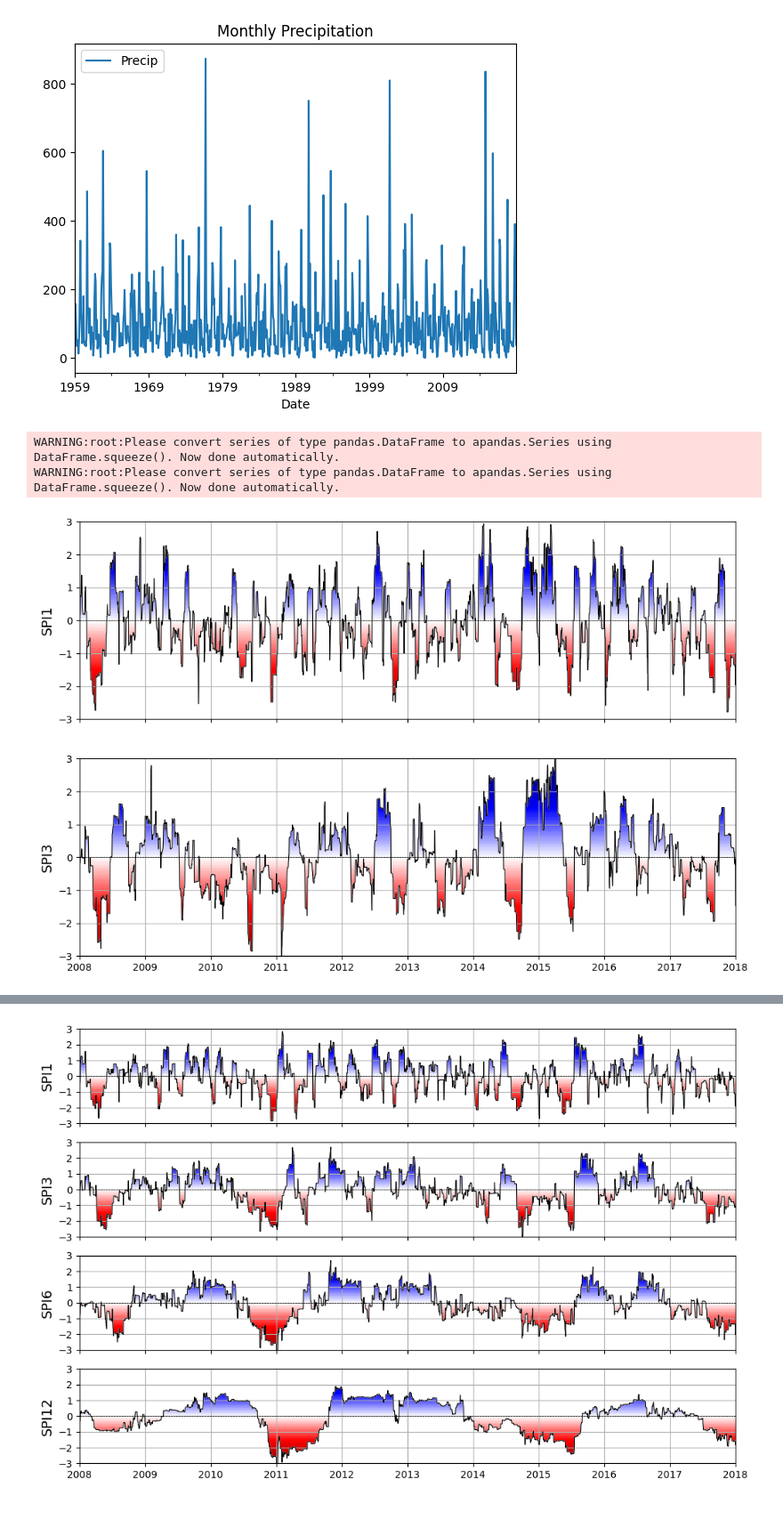
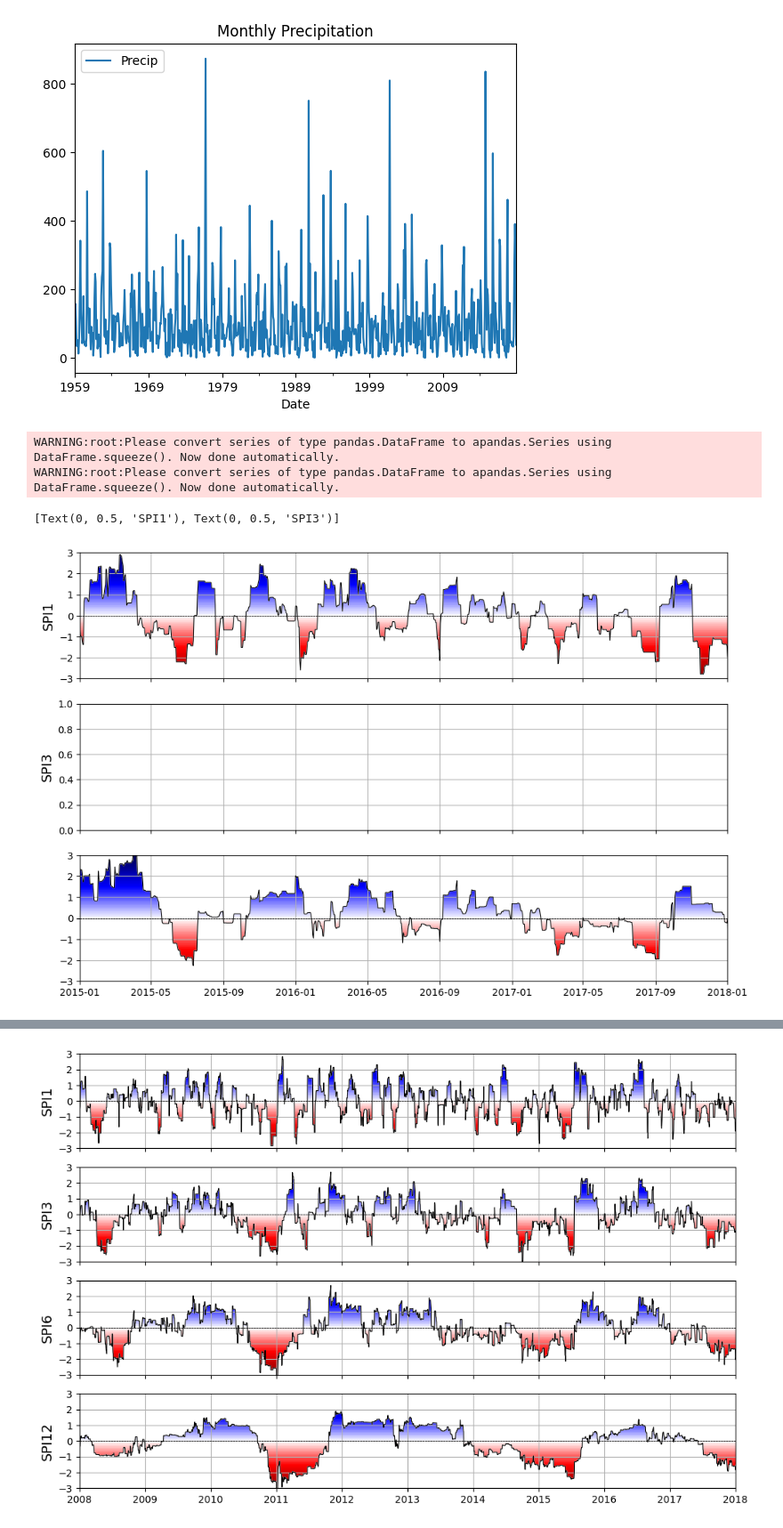
Before and after one commit to shirazipooya/DroughtMonitoringIran, a Jupyter notebook: app/notebook.ipynb, the cells around one changed output, grey strips where cells are left out. Shown at 89% size. Drawn from its saved outputs; the diff is of its cells as text; code cells hidden in the pictures.

```diff
--- a/app/notebook.ipynb
+++ b/app/notebook.ipynb
@@ -128,26 +128,27 @@ data_monthly_st.plot(title="Monthly Precipitation")
 # %%
 spi1_gamma = si.spi(
     series=data_daily_st,
     dist=scs.gamma,
     prob_zero=True,
     timescale=30
 )
 
 spi3_gamma = si.spi(
     series=data_daily_st,
     dist=scs.gamma,
     prob_zero=True,
     timescale=90
 )
 
-f, ax = plt.subplots(2, 1, figsize=(12, 8), sharex=True)
+f, ax = plt.subplots(3, 1, figsize=(12, 8), sharex=True)
 si.plot.si(spi1_gamma, ax=ax[0], cmap="seismic_r")
-si.plot.si(spi3_gamma, ax=ax[1], cmap="seismic_r")
-ax[0].set_xlim(pd.to_datetime(["2008", "2018"]))
+si.plot.si(spi3_gamma, ax=ax[2], cmap="seismic_r")
+ax[0].set_xlim(pd.to_datetime(["2015", "2018"]))
 [x.grid() for x in ax]
-[ax[i].set_ylabel(n, fontsize=14) for i, n in enumerate(["SPI1", "SPI3"])];
+[ax[i].set_ylabel(n, fontsize=14) for i, n in enumerate(["SPI1", "SPI3"])]
 # %% [output]
 WARNING:root:Please convert series of type pandas.DataFrame to apandas.Series using DataFrame.squeeze(). Now done automatically.
 WARNING:root:Please convert series of type pandas.DataFrame to apandas.Series using DataFrame.squeeze(). Now done automatically.
+[Text(0, 0.5, 'SPI1'), Text(0, 0.5, 'SPI3')]
-[figure, old version]
+[figure, new version]
 # %%
```
Also changed, not shown: parts of 4 cells of this notebook.
